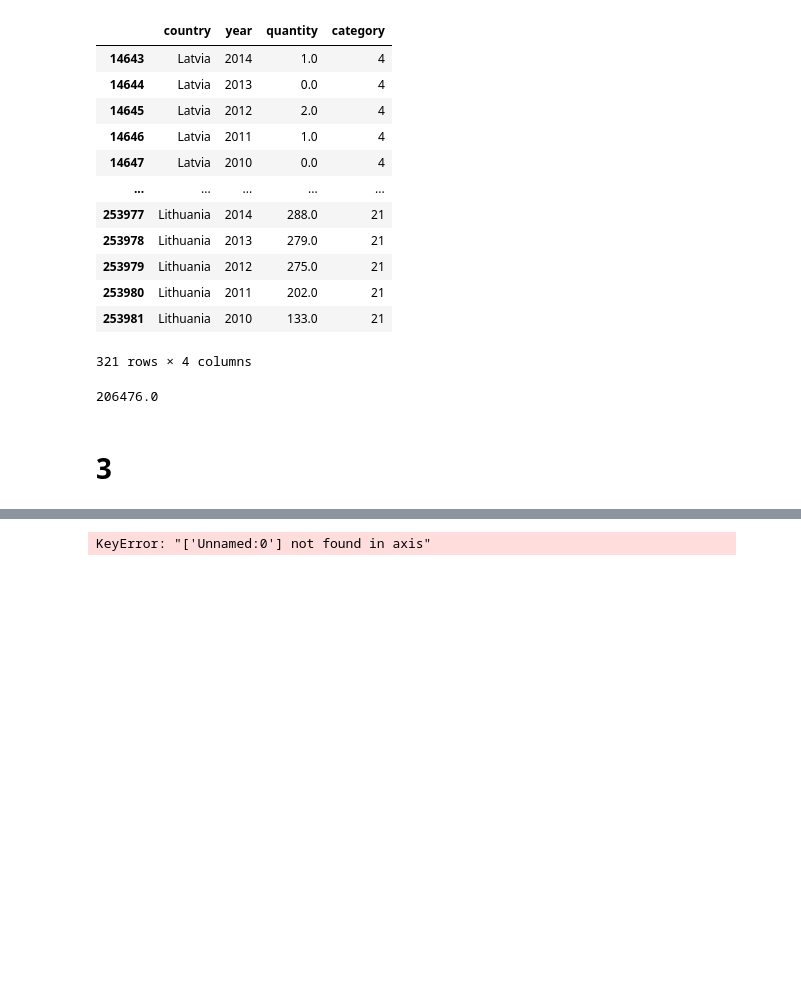
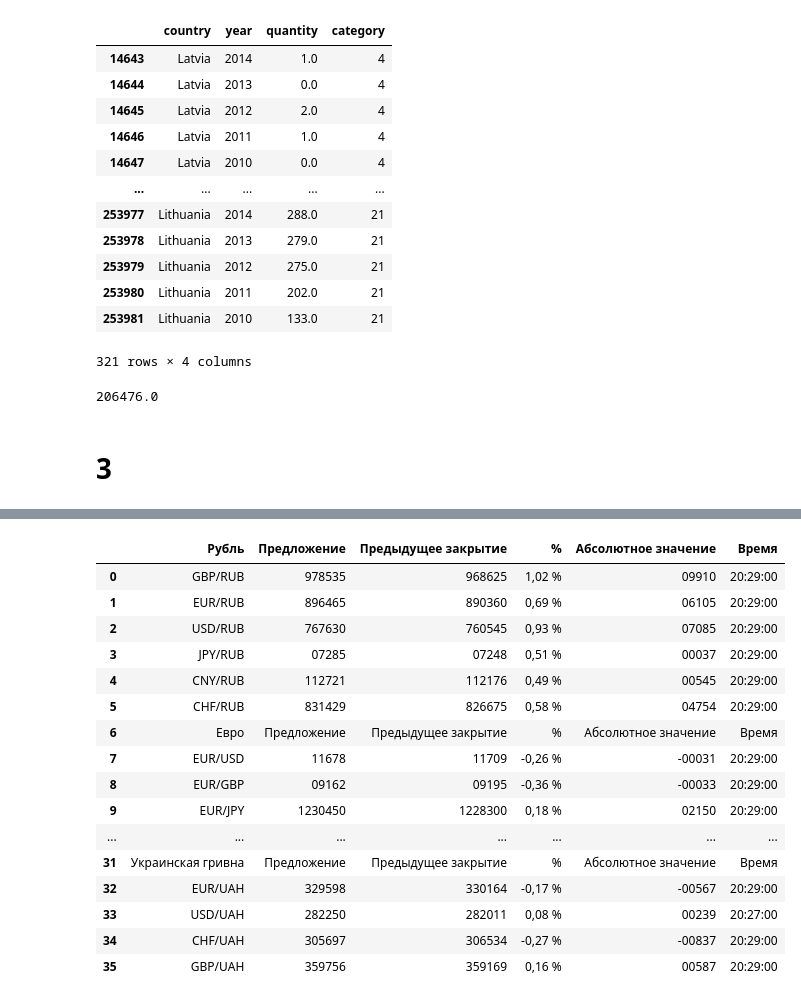
Before and after one commit to SenyaProgramist/netology, a Jupyter notebook: Домашнее задание «Библиотека Pandas».ipynb, the cells around one changed output, grey strips where cells are left out. Cells and saved outputs as stored; diff of their text form; code cells hidden in the pictures; blank space fills up the shorter version.

```diff
--- a/Домашнее задание «Библиотека Pandas».ipynb
+++ b/Домашнее задание «Библиотека Pandas».ipynb
@@ -128,6 +128,22 @@ df.head()
 | 3 | NaN | JPY/RUB | 07285 | - | 07248 | 0,51 % | 00037 | 20:29:00 |
 | 4 | NaN | CNY/RUB | 112721 | - | 112176 | 0,49 % | 00545 | 20:29:00 |
 # %%
-df.drop(columns=['Unnamed:0'])
+df.drop(columns=['Спрос', 'Unnamed: 0'])
 # %% [output]
-KeyError: "['Unnamed:0'] not found in axis"
+|  | Рубль | Предложение | Предыдущее закрытие | % | Абсолютное значение | Время |
+| 0 | GBP/RUB | 978535 | 968625 | 1,02 % | 09910 | 20:29:00 |
+| 1 | EUR/RUB | 896465 | 890360 | 0,69 % | 06105 | 20:29:00 |
+| 2 | USD/RUB | 767630 | 760545 | 0,93 % | 07085 | 20:29:00 |
+| 3 | JPY/RUB | 07285 | 07248 | 0,51 % | 00037 | 20:29:00 |
+| 4 | CNY/RUB | 112721 | 112176 | 0,49 % | 00545 | 20:29:00 |
+| 5 | CHF/RUB | 831429 | 826675 | 0,58 % | 04754 | 20:29:00 |
+| 6 | Евро | Предложение | Предыдущее закрытие | % | Абсолютное значение | Время |
+| 7 | EUR/USD | 11678 | 11709 | -0,26 % | -00031 | 20:29:00 |
+| 8 | EUR/GBP | 09162 | 09195 | -0,36 % | -00033 | 20:29:00 |
+| 9 | EUR/JPY | 1230450 | 1228300 | 0,18 % | 02150 | 20:29:00 |
+| ... | ... | ... | ... | ... | ... | ... |
+| 31 | Украинская гривна | Предложение | Предыдущее закрытие | % | Абсолютное значение | Время |
+| 32 | EUR/UAH | 329598 | 330164 | -0,17 % | -00567 | 20:29:00 |
+| 33 | USD/UAH | 282250 | 282011 | 0,08 % | 00239 | 20:27:00 |
+| 34 | CHF/UAH | 305697 | 306534 | -0,27 % | -00837 | 20:29:00 |
+| 35 | GBP/UAH | 359756 | 359169 | 0,16 % | 00587 | 20:29:00 |
```
Also changed, not shown: 20 other files.
